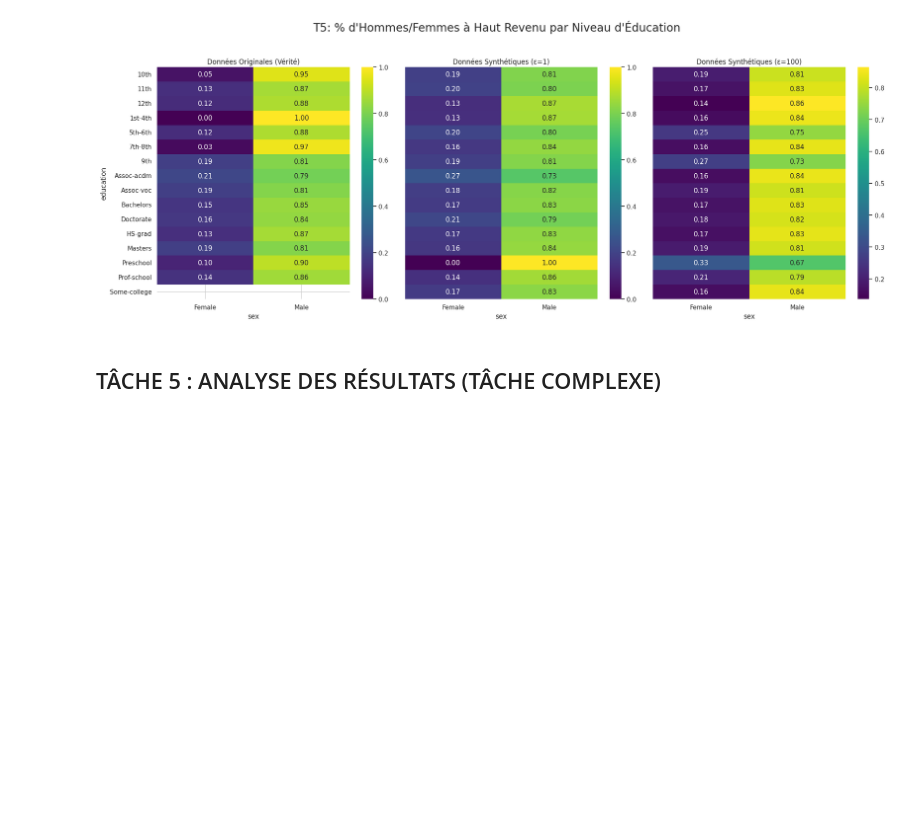
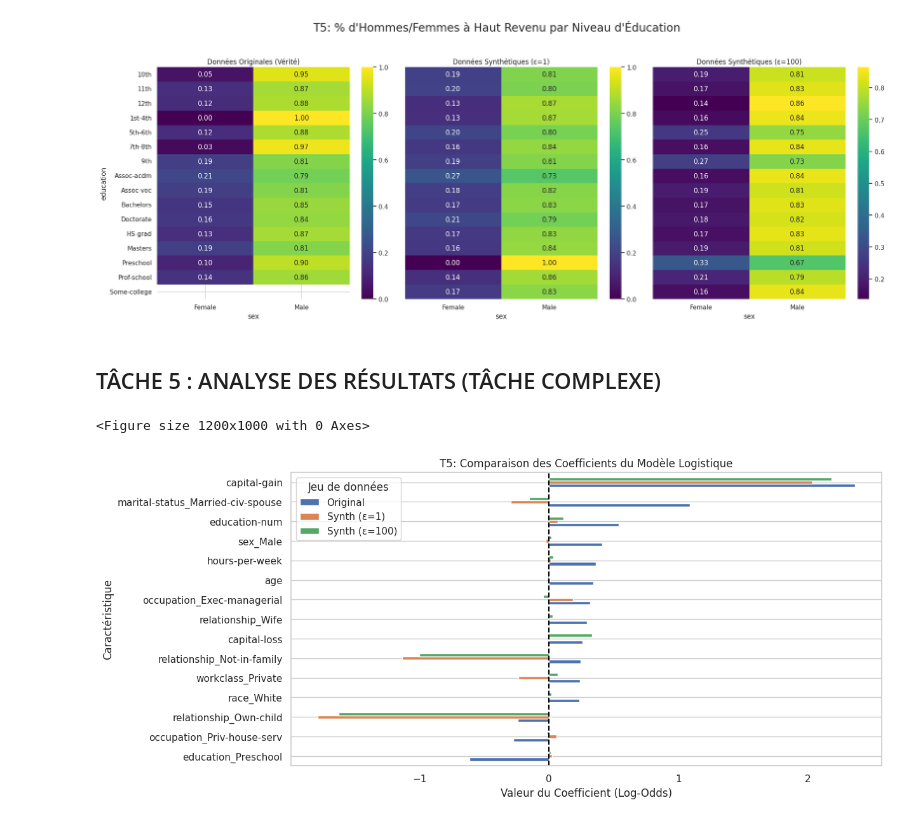
Before and after one commit to Saveone01/Projet_Publication_Donn-es, a Jupyter notebook: projet.ipynb, the cells around one changed output. Cells and saved outputs as stored; diff of their text form; code cells hidden in the pictures; blank space fills up the shorter version.

```diff
--- a/projet.ipynb
+++ b/projet.ipynb
@@ -239,3 +285,70 @@ plt.show()
 [figure]
 # %% [markdown]
 ## TÂCHE 5 : ANALYSE DES RÉSULTATS (TÂCHE COMPLEXE)
+# %%
+# --- TÂCHE 5 (modifiée) : ÉVALUATION VIA UN MODÈLE DE RÉGRESSION LOGISTIQUE ---
+from sklearn.linear_model import LogisticRegression
+from sklearn.preprocessing import StandardScaler
+from sklearn.model_selection import train_test_split
+from sklearn.metrics import accuracy_score
+import pandas as pd
+import numpy as np
+import matplotlib.pyplot as plt
+import seaborn as sns
+
+# 1. Préparation des données pour la modélisation
+def preprocess_for_modeling(df):
+    """Prépare les données pour la régression logistique."""
+    X = df.drop('income', axis=1)
+    y = df['income'].map({'<=50K': 0, '>50K': 1}) # Cible 0/1 pour LogisticRegression
+
+    # One-Hot Encoding pour les variables catégorielles
+    X = pd.get_dummies(X, drop_first=True)
+
+    return X, y
+
+X_orig, y_orig = preprocess_for_modeling(df_original)
+X_s1, y_s1 = preprocess_for_modeling(df_synth_eps1)
+X_s100, y_s100 = preprocess_for_modeling(df_synth_eps100)
+
+# Aligner les colonnes pour s'assurer qu'elles sont identiques
+common_cols = list(set(X_orig.columns) & set(X_s1.columns) & set(X_s100.columns))
+X_orig, X_s1, X_s100 = X_orig[common_cols], X_s1[common_cols], X_s100[common_cols]
+
+# Standardisation des données (crucial pour la régression logistique)
+scaler = StandardScaler()
+X_orig_scaled = scaler.fit_transform(X_orig)
+X_s1_scaled = scaler.transform(X_s1)
+X_s100_scaled = scaler.transform(X_s100)
+
+
+# 2. Entraîner les trois modèles
+# Le paramètre C est l'inverse de la force de régularisation. Une valeur élevée signifie moins de régularisation.
+# max_iter est augmenté pour assurer la convergence.
+model_orig = LogisticRegression(C=10, max_iter=1000).fit(X_orig_scaled, y_orig)
+model_s1 = LogisticRegression(C=10, max_iter=1000).fit(X_s1_scaled, y_s1)
+model_s100 = LogisticRegression(C=10, max_iter=1000).fit(X_s100_scaled, y_s100)
+
+# 3. Extraire et comparer les coefficients
+coeffs_orig = pd.Series(model_orig.coef_[0], index=common_cols, name='Original')
+coeffs_s1 = pd.Series(model_s1.coef_[0], index=common_cols, name='Synth (ε=1)')
+coeffs_s100 = pd.Series(model_s100.coef_[0], index=common_cols, name='Synth (ε=100)')
+
+coeffs_df = pd.concat([coeffs_orig, coeffs_s1, coeffs_s100], axis=1)
+
+# Sélectionner les 15 variables avec les coefficients les plus importants (en valeur absolue) sur le modèle original
+top_features = coeffs_df['Original'].abs().nlargest(15).index
+
+# Visualisation de la comparaison des coefficients
+plt.figure(figsize=(12, 10))
+coeffs_df.loc[top_features].sort_values('Original').plot(kind='barh')
+plt.title('T5: Comparaison des Coefficients du Modèle Logistique')
+plt.xlabel('Valeur du Coefficient (Log-Odds)')
+plt.ylabel('Caractéristique')
+plt.axvline(0, color='black', linestyle='--')
+plt.legend(title='Jeu de données')
+plt.grid(axis='x')
+plt.show()
+# %% [output]
+<Figure size 1200x1000 with 0 Axes>
+[figure, added]
```
Also changed, not shown: parts of 8 cells of this notebook, 2 other files.
